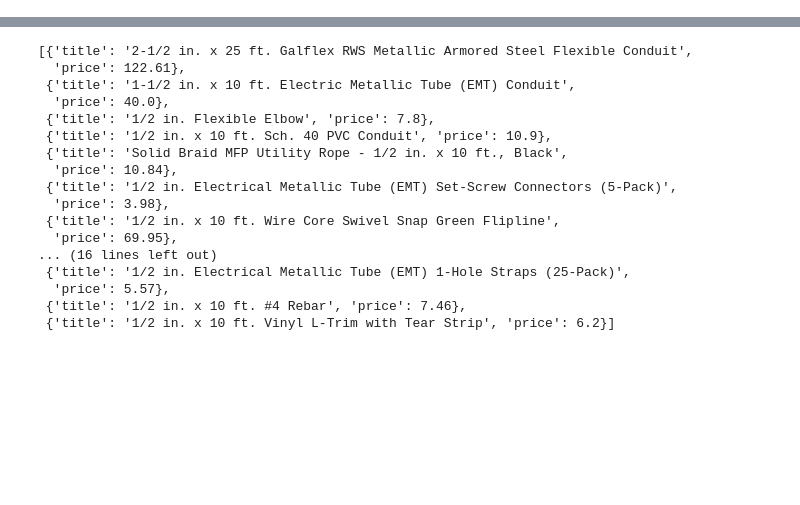
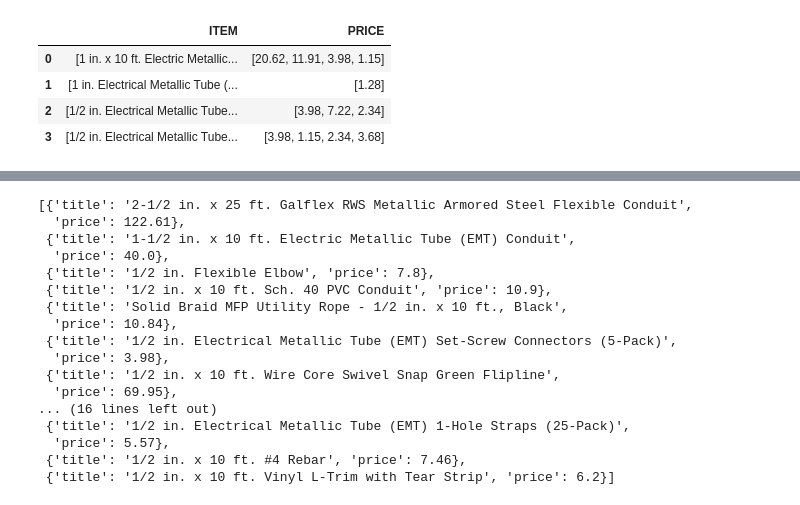
Before and after one commit to thegreatkeej/Estimator_Project, a Jupyter notebook: Resources/Estimator_API_practice.ipynb, the cells around one changed output, grey strips where cells are left out. Drawn from its saved outputs; the diff is of its cells as text; code cells hidden in the pictures; blank space fills up the shorter version.

Commit message:
Refining script to grab data from Home Depot API

```diff
--- a/Resources/Estimator_API_practice.ipynb
+++ b/Resources/Estimator_API_practice.ipynb
@@ -33,0 +149,16 @@ https://serpapi.com/search
+# %%
+# Search 2
+item2 = []
+price2 = []
+ids = ['100400409', '100400406', '100137321', '100400405',
+     '202241090', '100144234', '202077145', '202077147', '202288508']
+
+for i in ids:
+    for p in Search_2:
+        if p['product_id']==i:
+            item2.append(p['title'])
+            print(p['product_id'])
+            print(p['title'])
+            print(p['price'])
+            price2.append(p['price'])
+            print('-------------------------------------------')
@@ -33,0 +178,5 @@ https://serpapi.com/search
+# %%
+# Search 3
+
+Search_3 = searcher("1 in. (EMT) set-screw Connector", "0")
+Search_3
@@ -33,0 +202,16 @@ https://serpapi.com/search
+# %%
+# Search 3
+item3 = []
+price3 = []
+ids = ['100400409', '100400406', '100137321', '100400405',
+     '202241090', '100144234', '202077145', '202077147', '202288508']
+
+for i in ids:
+    for p in Search_3:
+        if p['product_id']==i:
+            item3.append(p['title'])
+            print(p['product_id'])
+            print(p['title'])
+            print(p['price'])
+            price3.append(p['price'])
+            print('-------------------------------------------')
@@ -33,0 +235,14 @@ https://serpapi.com/search
+# %%
+ip0 = [item0, price0]
+ip1 = [item1, price1]
+ip2 = [item2, price2]
+ip3 = [item3, price3]
+itemPrice = [ip0,ip1,ip2,ip3]
+hd_EMT = pd.DataFrame(itemPrice, columns = ['ITEM', 'PRICE'])
+hd_EMT
+# %% [output]
+|  | ITEM | PRICE |
+| 0 | [1 in. x 10 ft. Electric Metallic... | [20.62, 11.91, 3.98, 1.15] |
+| 1 | [1 in. Electrical Metallic Tube (... | [1.28] |
+| 2 | [1/2 in. Electrical Metallic Tube... | [3.98, 7.22, 2.34] |
+| 3 | [1/2 in. Electrical Metallic Tube... | [3.98, 1.15, 2.34, 3.68] |
```
Also changed, not shown: parts of 34 cells of this notebook, 3 other files.
